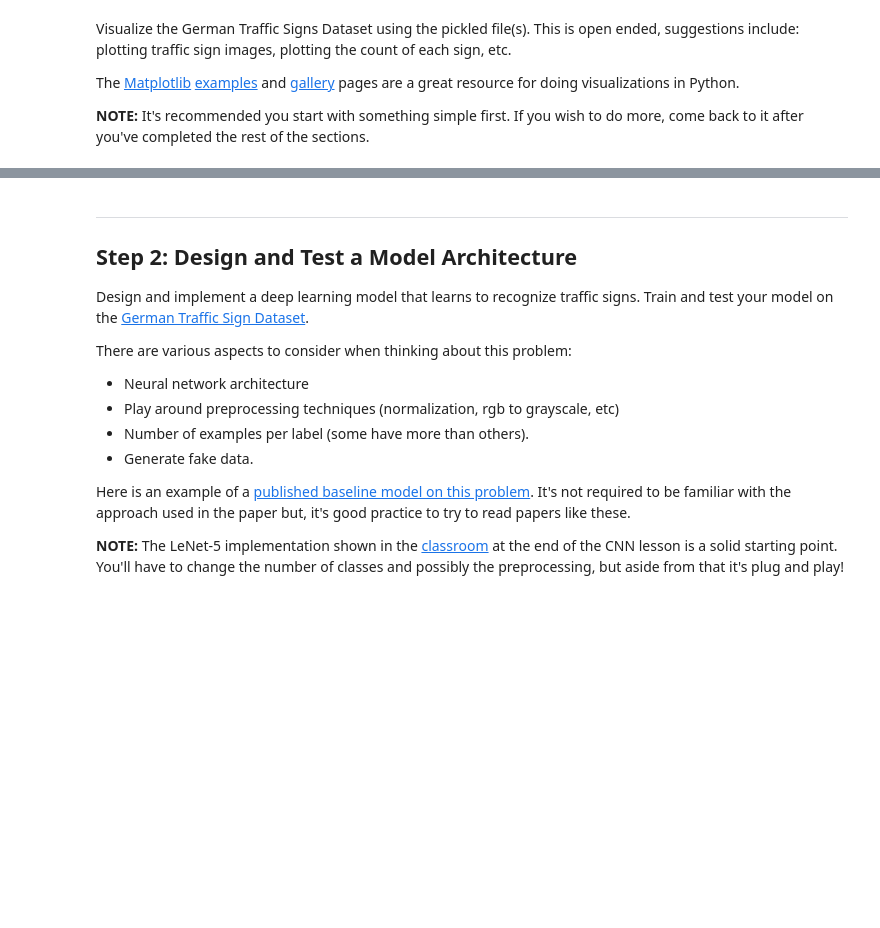
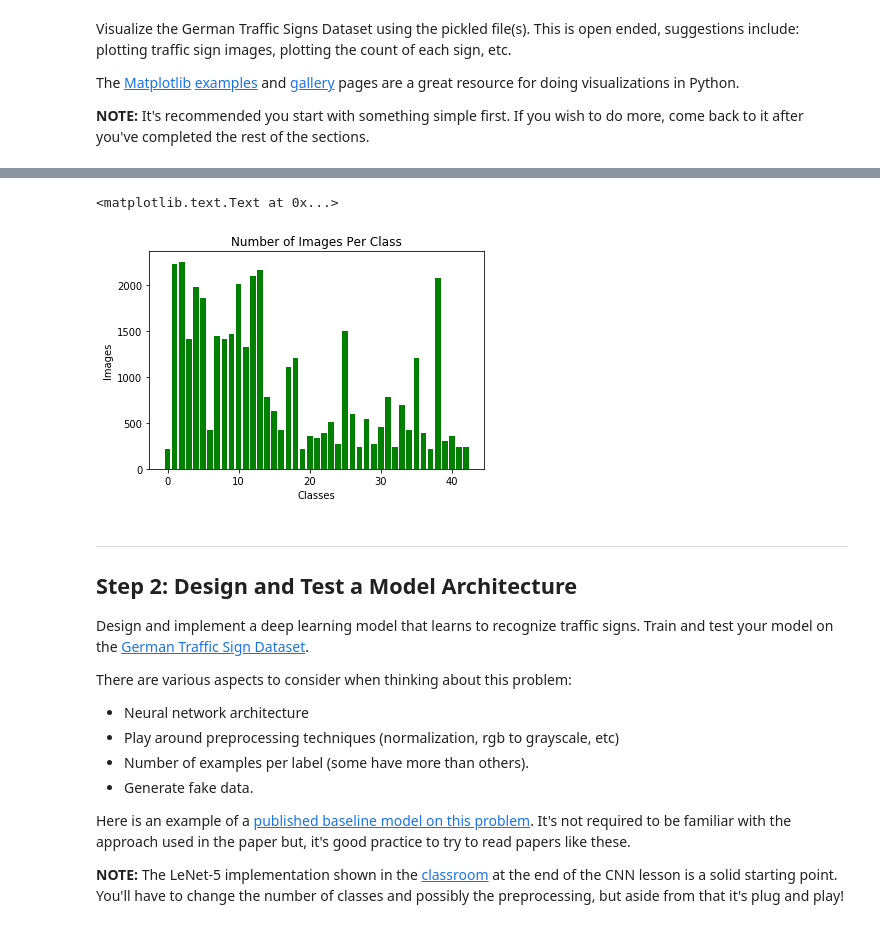
Before and after one commit to denismoroz/carnd-p2-traffic-sign-classifier, a Jupyter notebook: Traffic_Sign_Classifier.ipynb, the cells around one changed output, grey strips where cells are left out. Saved outputs shown, nothing was run; the diff lists cells and outputs as text; code cells hidden in the pictures; blank space fills up the shorter version.

```diff
--- a/Traffic_Sign_Classifier.ipynb
+++ b/Traffic_Sign_Classifier.ipynb
@@ -100,3 +99,15 @@ Index = 17876
+# %%
+import numpy as np
+# Visualization
+values, counts = np.unique(y_train, return_counts=True)
+plt.figure()
+plt.bar(values, counts, color="green")
+plt.ylabel("Images")
+plt.xlabel('Classes')
+plt.title('Number of Images Per Class')
+# %% [output]
+<matplotlib.text.Text at 0x...>
+[figure, added]
 # %% [markdown]
 ----
 
```
Also changed, not shown: parts of 27 cells of this notebook, 18 other files.
